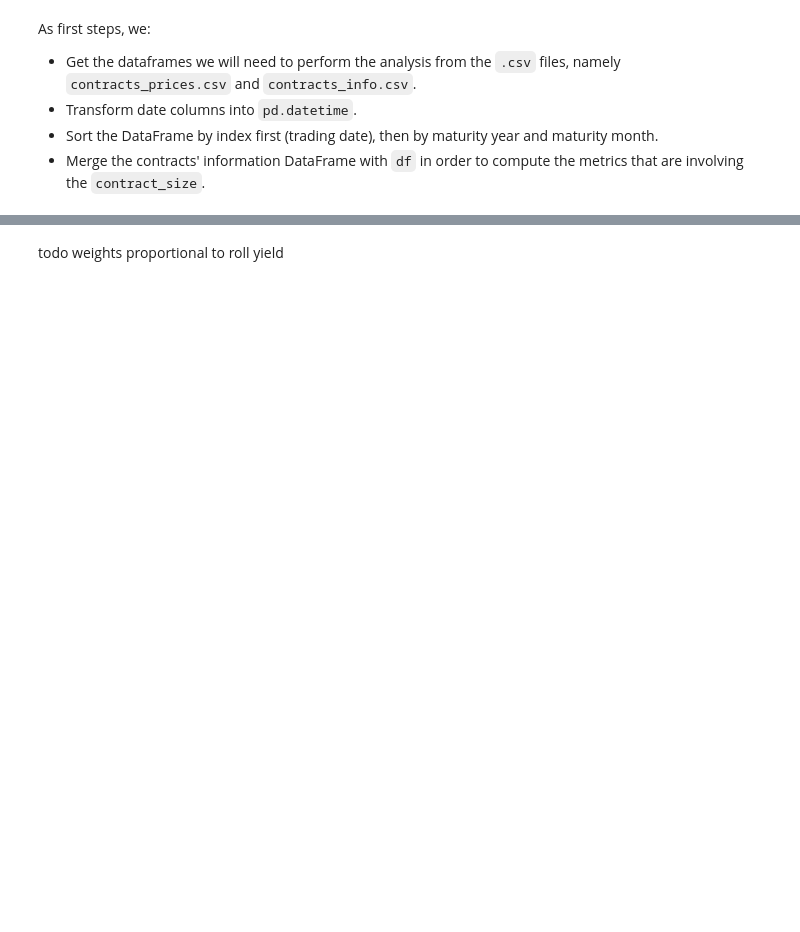
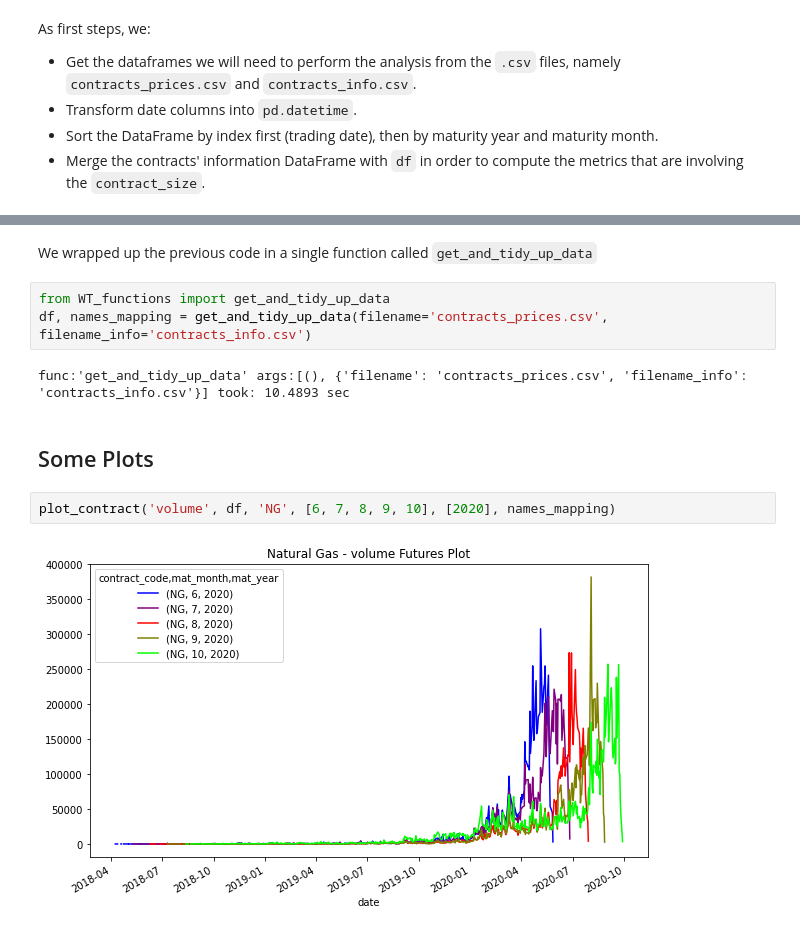
Before and after one commit to lucaberlanda/Magazzino, a Jupyter notebook: WisdomTreeAssignment.ipynb, the cells around one changed output, grey strips where cells are left out. Cells and saved outputs as stored; diff of their text form; blank space fills up the shorter version.

```diff
--- a/WisdomTreeAssignment.ipynb
+++ b/WisdomTreeAssignment.ipynb
@@ -57,2 +50,13 @@ df.head()
-# %% [markdown]
-todo weights proportional to roll yield
+# %% [markdown]
+We wrapped up the previous code in a single function called `get_and_tidy_up_data`
+# %%
+from WT_functions import get_and_tidy_up_data
+df, names_mapping = get_and_tidy_up_data(filename='contracts_prices.csv', filename_info='contracts_info.csv')
+# %% [output]
+func:'get_and_tidy_up_data' args:[(), {'filename': 'contracts_prices.csv', 'filename_info': 'contracts_info.csv'}] took: 10.4893 sec
+# %% [markdown]
+## Some Plots
+# %%
+plot_contract('volume', df, 'NG', [6, 7, 8, 9, 10], [2020], names_mapping)
+# %% [output]
+[figure, added]
```
Also changed, not shown: parts of 8 cells of this notebook, 2 other files.
